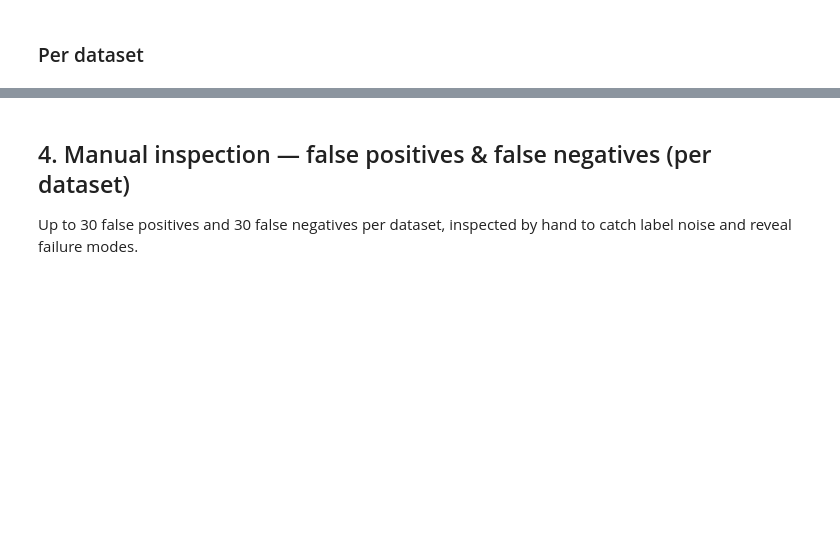
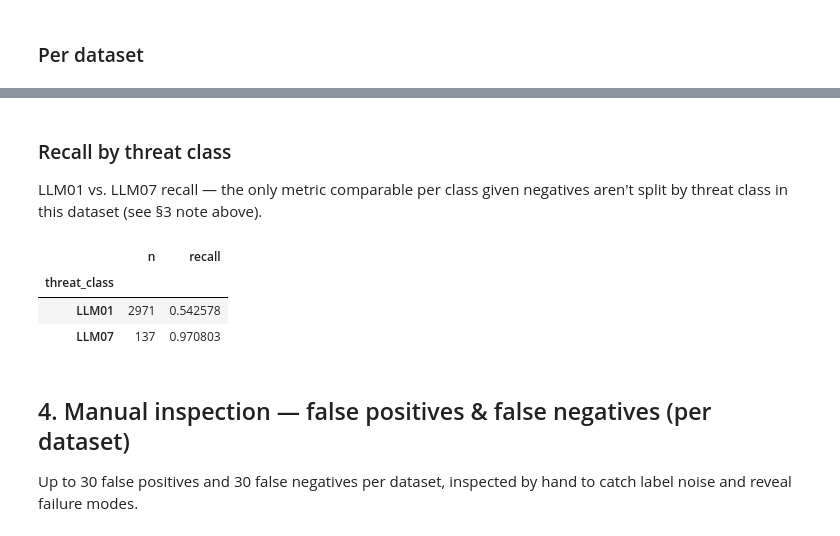
Before and after one commit to AlxClt/gatekeeper, a Jupyter notebook: evaluation/evaluation.ipynb, the cells around one changed output, grey strips where cells are left out. Saved outputs shown, nothing was run; the diff lists cells and outputs as text; code cells hidden in the pictures; blank space fills up the shorter version.

```diff
--- a/evaluation/evaluation.ipynb
+++ b/evaluation/evaluation.ipynb
@@ -184,6 +150,17 @@ def compute_metrics(sub: pd.DataFrame) -> dict:
 def metrics_table(frame: pd.DataFrame, group_col: str) -> pd.DataFrame:
     rows = [{group_col: key, **compute_metrics(sub)} for key, sub in frame.groupby(group_col)]
     return pd.DataFrame(rows).set_index(group_col)
+
+
+def recall_by_threat_class(frame: pd.DataFrame) -> pd.DataFrame:
+    """Recall only, grouped by threat_class — the only metric well-defined when a group has no
+    native negatives (see §3 note above)."""
+    positives = frame[frame["label"] == 1]
+    rows = [
+        {"threat_class": key, "n": len(sub), "recall": recall_score(sub["label"], sub["prediction"], zero_division=0)}
+        for key, sub in positives.groupby("threat_class")
+    ]
+    return pd.DataFrame(rows).set_index("threat_class")
 # %% [markdown]
 ### Per dataset
 # %%
@@ -210,3 +192,15 @@ per_threat_metrics
+# %% [markdown]
+### Recall by threat class
+
+LLM01 vs. LLM07 recall — the only metric comparable per class given negatives aren't split by
+threat class in this dataset (see §3 note above).
+# %%
+recall_by_threat_class(df)
+# %% [output]
+|  | n | recall |
+| threat_class |  |  |
+| LLM01 | 2971 | 0.542578 |
+| LLM07 | 137 | 0.970803 |
 # %% [markdown]
 ## 4. Manual inspection — false positives & false negatives (per dataset)
 
```
Also changed, not shown: parts of 15 cells of this notebook, 2 other files.
